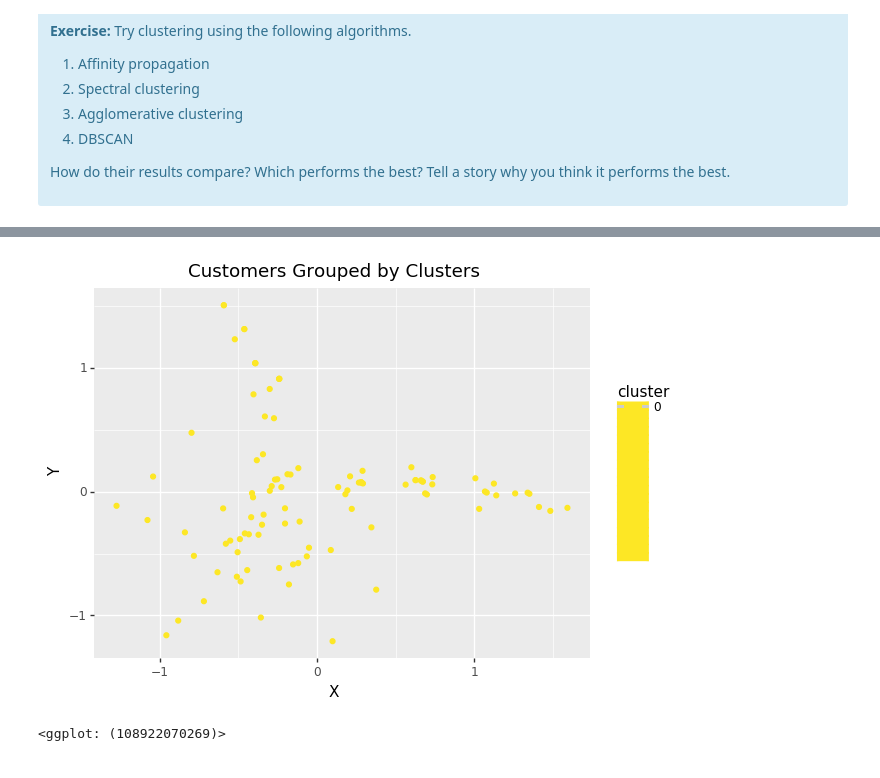
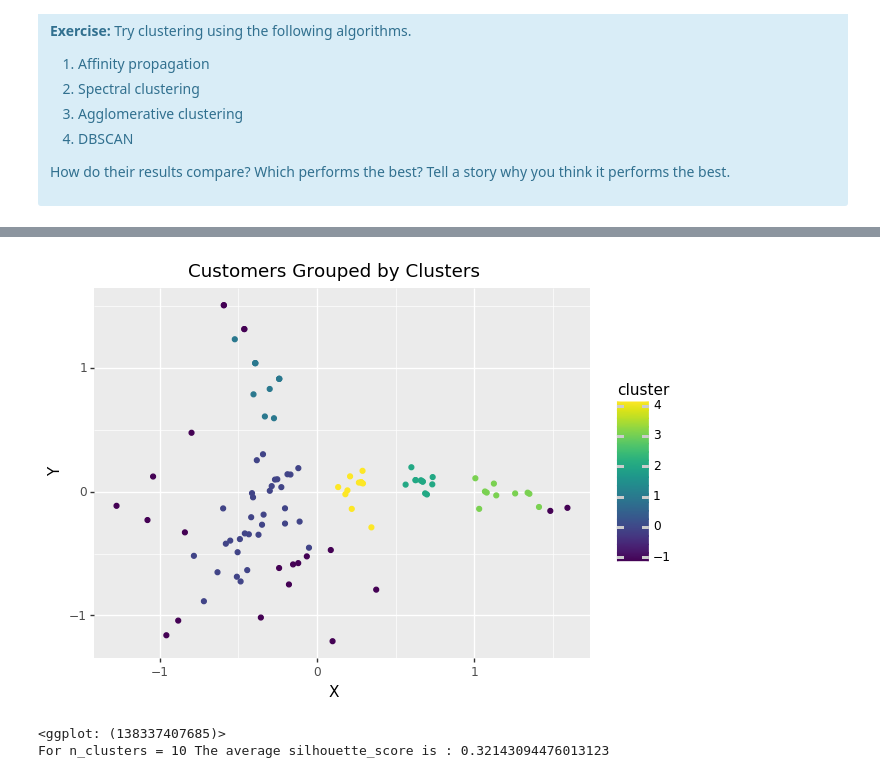
Before and after one commit to fsafe/aic-projects-public, a Jupyter notebook: unit-8-clustering/Mini_Project_Clustering.ipynb, the cells around one changed output, grey strips where cells are left out. Drawn from its saved outputs; the diff is of its cells as text; code cells hidden in the pictures.

```diff
--- a/unit-8-clustering/Mini_Project_Clustering.ipynb
+++ b/unit-8-clustering/Mini_Project_Clustering.ipynb
@@ -685,25 +685,26 @@ For n_clusters = 7 The average silhouette_score is : 0.48939197305796844
 # %%
 # DBSCAN:
 from sklearn.cluster import DBSCAN
 
 dbscan_df = pd.DataFrame(cus_off.iloc[:,0])
-dbscan_df['cluster'] = pd.Series(DBSCAN(eps=3, min_samples=2).fit_predict(np.column_stack((x,y))))
+dbscan_df['cluster'] = pd.Series(DBSCAN(eps=0.25, min_samples=8).fit_predict(np.column_stack((x,y))))
 dbscan_df['x'] = x
 dbscan_df['y'] = y
 
 p = (ggplot(dbscan_df)
       + aes(x = 'x', y = 'y', color = 'cluster')
       + geom_point()
       + ggtitle('Customers Grouped by Clusters')
       + xlab('X')
       + ylab('Y'))
 print(p)
 
-#silhouette_avg_dbscan = silhouette_score(np.column_stack((x,y)), dbscan_df['cluster'])
-#print("For n_clusters =", n_clusters,
-#      "The average silhouette_score is :", silhouette_avg_dbscan)
+silhouette_avg_dbscan = silhouette_score(np.column_stack((x,y)), dbscan_df['cluster'])
+print("For n_clusters =", n_clusters,
+      "The average silhouette_score is :", silhouette_avg_dbscan)
 # %% [output]
-[figure, old version]
+[figure, new version]
-<ggplot: (108922070269)>
+<ggplot: (138337407685)>
+For n_clusters = 10 The average silhouette_score is : 0.32143094476013123
 # %%
 # Looks like AgglomerativeClustering with 3 clusters gives the best result with a silhouette_score of 0.53
```
Also changed, not shown: parts of 4 cells of this notebook.
